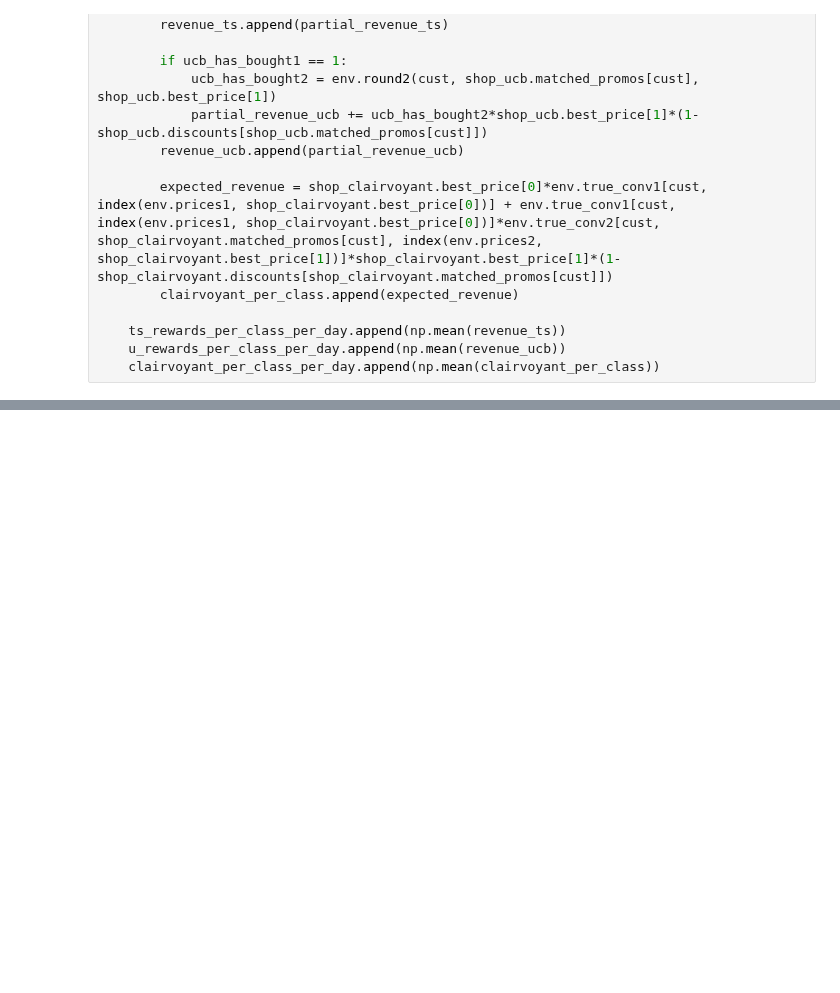
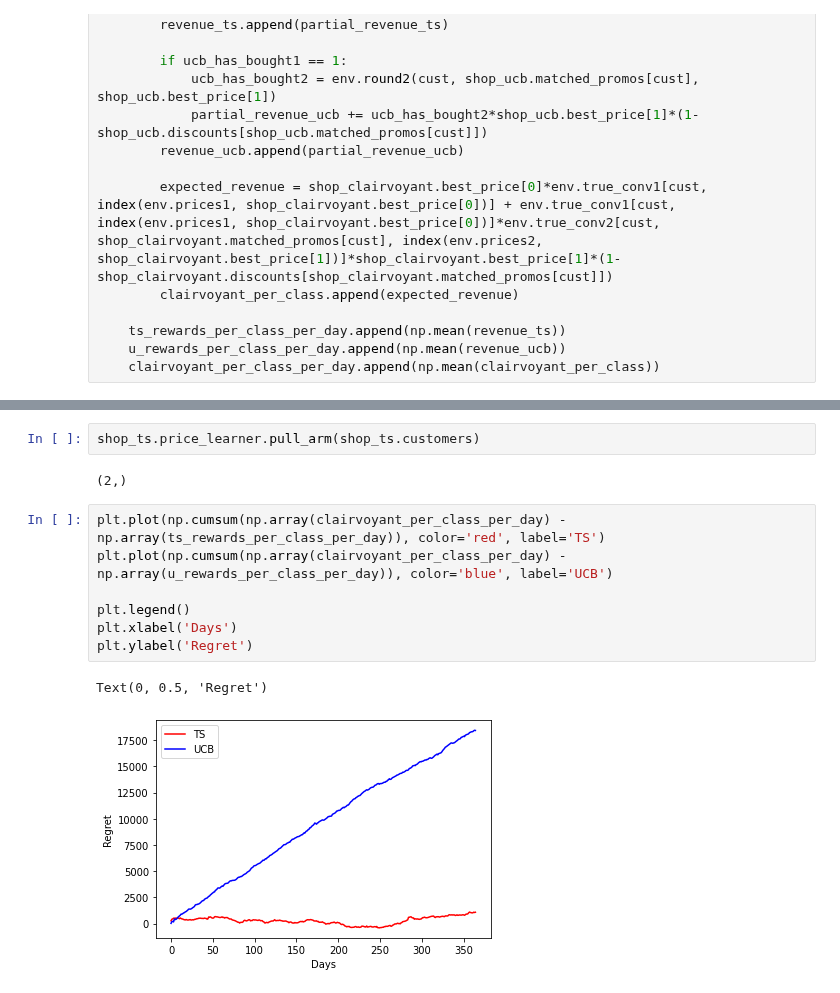
Before and after one commit to AliceCasali/Data_Intelligence_Application, a Jupyter notebook: step3.ipynb, the cells around one changed output, grey strips where cells are left out. Saved outputs shown, nothing was run; the diff lists cells and outputs as text; blank space fills up the shorter version.

```diff
--- a/step3.ipynb
+++ b/step3.ipynb
@@ -108,0 +110,14 @@ plt.ylabel('Revenue')
+# %%
+shop_ts.price_learner.pull_arm(shop_ts.customers)
+# %% [output]
+(2,)
+# %%
+plt.plot(np.cumsum(np.array(clairvoyant_per_class_per_day) - np.array(ts_rewards_per_class_per_day)), color='red', label='TS')
+plt.plot(np.cumsum(np.array(clairvoyant_per_class_per_day) - np.array(u_rewards_per_class_per_day)), color='blue', label='UCB')
+
+plt.legend()
+plt.xlabel('Days')
+plt.ylabel('Regret')
+# %% [output]
+Text(0, 0.5, 'Regret')
+[figure, added]
```
Also changed, not shown: parts of 2 cells of this notebook, 1 other file.
